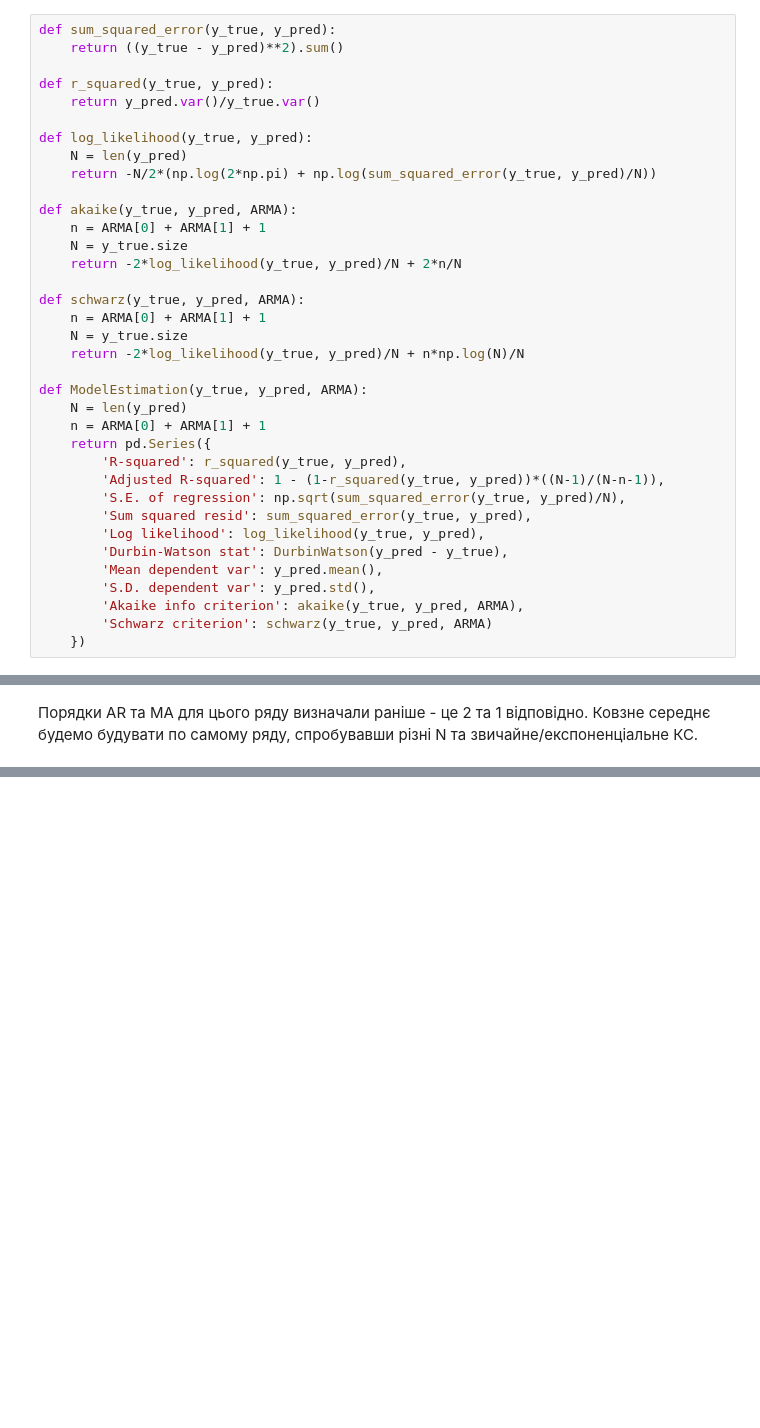
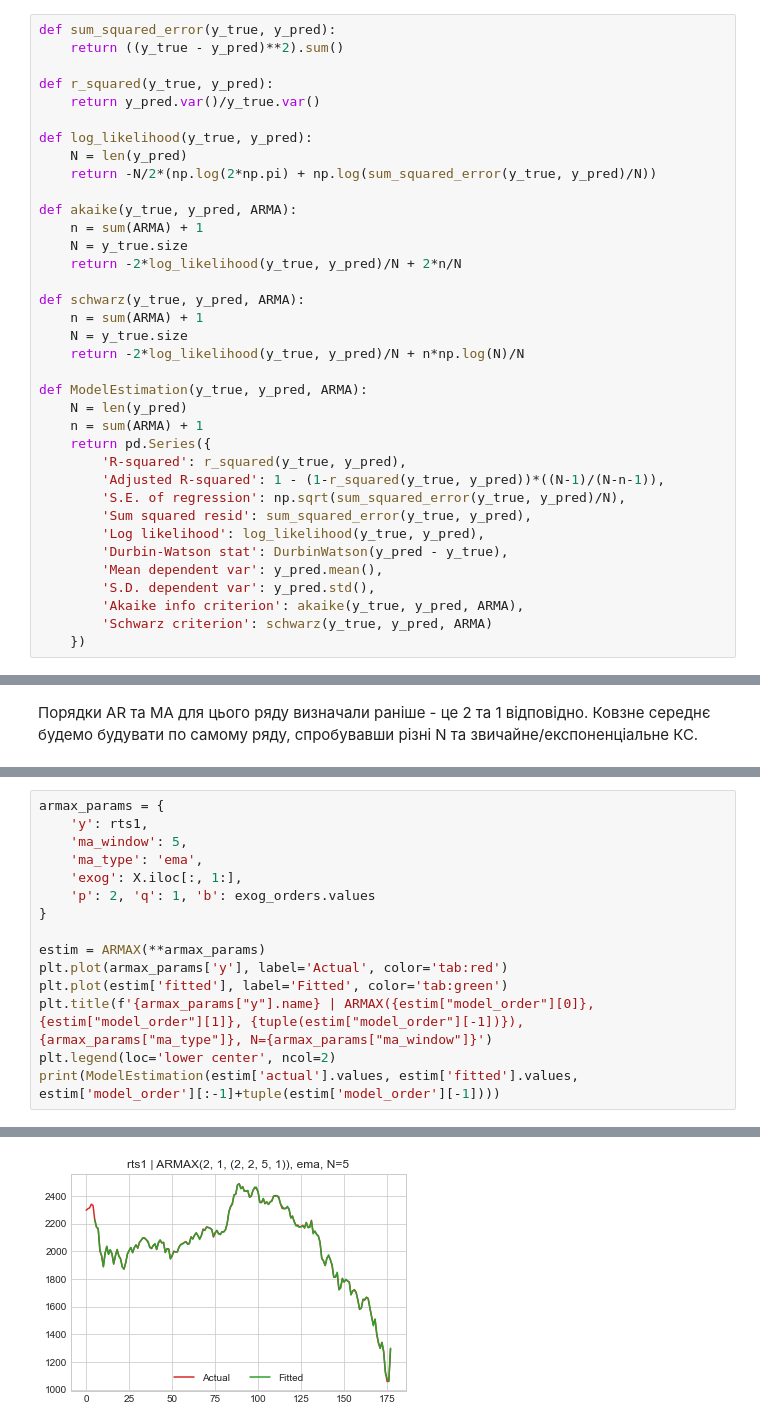
Before and after one commit to andrii0yerko/timeseries_iasa, a Jupyter notebook: lab3.ipynb, the cells around one changed output, grey strips where cells are left out. Drawn from its saved outputs; the diff is of its cells as text; blank space fills up the shorter version.

```diff
--- a/lab3.ipynb
+++ b/lab3.ipynb
@@ -119,18 +119,18 @@ def log_likelihood(y_true, y_pred):
     return -N/2*(np.log(2*np.pi) + np.log(sum_squared_error(y_true, y_pred)/N))
 
 def akaike(y_true, y_pred, ARMA):
-    n = ARMA[0] + ARMA[1] + 1
+    n = sum(ARMA) + 1
     N = y_true.size
     return -2*log_likelihood(y_true, y_pred)/N + 2*n/N
 
 def schwarz(y_true, y_pred, ARMA):
-    n = ARMA[0] + ARMA[1] + 1
+    n = sum(ARMA) + 1
     N = y_true.size
     return -2*log_likelihood(y_true, y_pred)/N + n*np.log(N)/N
 
 def ModelEstimation(y_true, y_pred, ARMA):
     N = len(y_pred)
-    n = ARMA[0] + ARMA[1] + 1
+    n = sum(ARMA) + 1
     return pd.Series({
         'R-squared': r_squared(y_true, y_pred),
         'Adjusted R-squared': 1 - (1-r_squared(y_true, y_pred))*((N-1)/(N-n-1)),
@@ -471,0 +522,16 @@ dtype: int64
+# %%
+armax_params = {
+    'y': rts1,
+    'ma_window': 5,
+    'ma_type': 'ema',
+    'exog': X.iloc[:, 1:],
+    'p': 2, 'q': 1, 'b': exog_orders.values
+}
+
+estim = ARMAX(**armax_params)
+plt.plot(armax_params['y'], label='Actual', color='tab:red')
+plt.plot(estim['fitted'], label='Fitted', color='tab:green')
+plt.title(f'{armax_params["y"].name} | ARMAX({estim["model_order"][0]}, {estim["model_order"][1]}, {tuple(estim["model_order"][-1])}), {armax_params["ma_type"]}, N={armax_params["ma_window"]}')
+plt.legend(loc='lower center', ncol=2)
+print(ModelEstimation(estim['actual'].values, estim['fitted'].values, estim['model_order'][:-1]+tuple(estim['model_order'][-1])))
+# %% [output]
@@ -471,0 +549 @@ dtype: int64
+[figure, added]
```
Also changed, not shown: parts of 9 cells of this notebook.
